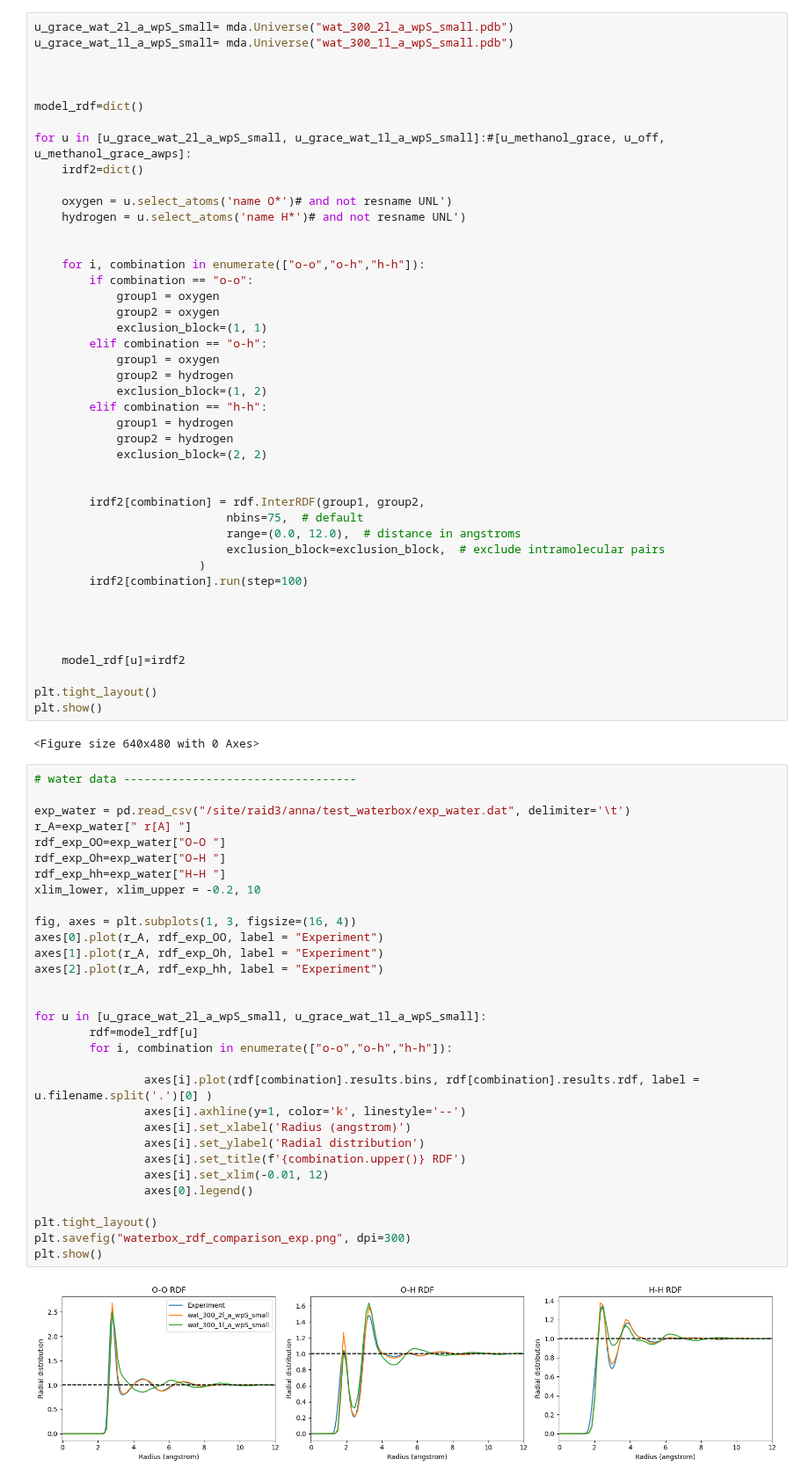
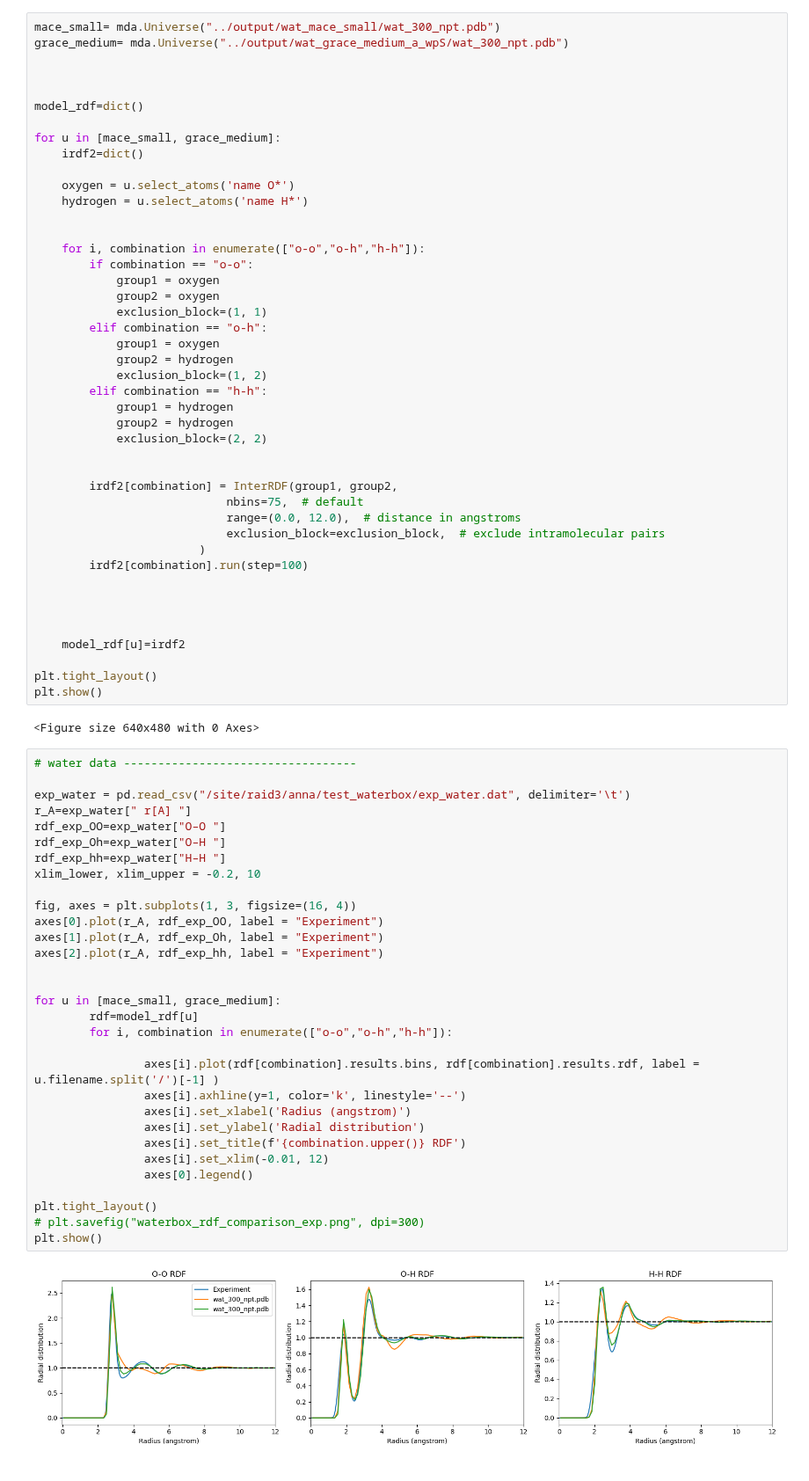
Before and after one commit to heid-lab/grace-off, a Jupyter notebook: analysis/rdf.ipynb, the cells around one changed output. Shown at 88% size. Cells and saved outputs as stored; diff of their text form.

```diff
--- a/analysis/rdf.ipynb
+++ b/analysis/rdf.ipynb
@@ -8,18 +11,18 @@ from MDAnalysis.analysis import rdf
 import matplotlib.pyplot as plt
 import pandas as pd
 # %%
-u_grace_wat_2l_a_wpS_small= mda.Universe("wat_300_2l_a_wpS_small.pdb")
-u_grace_wat_1l_a_wpS_small= mda.Universe("wat_300_1l_a_wpS_small.pdb")
+mace_small= mda.Universe("../output/wat_mace_small/wat_300_npt.pdb")
+grace_medium= mda.Universe("../output/wat_grace_medium_a_wpS/wat_300_npt.pdb")
 
 
 
 model_rdf=dict()
 
-for u in [u_grace_wat_2l_a_wpS_small, u_grace_wat_1l_a_wpS_small]:#[u_methanol_grace, u_off, u_methanol_grace_awps]:
+for u in [mace_small, grace_medium]:
     irdf2=dict()
 
-    oxygen = u.select_atoms('name O*')# and not resname UNL')
-    hydrogen = u.select_atoms('name H*')# and not resname UNL')
+    oxygen = u.select_atoms('name O*')
+    hydrogen = u.select_atoms('name H*')
 
 
     for i, combination in enumerate(["o-o","o-h","h-h"]):
@@ -37,7 +40,7 @@ for u in [u_grace_wat_2l_a_wpS_small, u_grace_wat_1l_a_wpS_small]:#[u_methanol_g
             exclusion_block=(2, 2)
 
 
-        irdf2[combination] = rdf.InterRDF(group1, group2,
+        irdf2[combination] = InterRDF(group1, group2,
                             nbins=75,  # default
                             range=(0.0, 12.0),  # distance in angstroms
                             exclusion_block=exclusion_block,  # exclude intramolecular pairs
@@ -56,33 +59,33 @@ plt.show()
 # %%
 # water data ----------------------------------
 
 exp_water = pd.read_csv("/site/raid3/anna/test_waterbox/exp_water.dat", delimiter='\t')
 r_A=exp_water[" r[A] "]
 rdf_exp_OO=exp_water["O–O "]
 rdf_exp_Oh=exp_water["O–H "]
 rdf_exp_hh=exp_water["H–H "]
 xlim_lower, xlim_upper = -0.2, 10
 
 fig, axes = plt.subplots(1, 3, figsize=(16, 4))
 axes[0].plot(r_A, rdf_exp_OO, label = "Experiment")
 axes[1].plot(r_A, rdf_exp_Oh, label = "Experiment")
 axes[2].plot(r_A, rdf_exp_hh, label = "Experiment")
 
 
-for u in [u_grace_wat_2l_a_wpS_small, u_grace_wat_1l_a_wpS_small]:
+for u in [mace_small, grace_medium]:
         rdf=model_rdf[u]
         for i, combination in enumerate(["o-o","o-h","h-h"]):
 
-                axes[i].plot(rdf[combination].results.bins, rdf[combination].results.rdf, label = u.filename.split('.')[0] )
+                axes[i].plot(rdf[combination].results.bins, rdf[combination].results.rdf, label = u.filename.split('/')[-1] )
                 axes[i].axhline(y=1, color='k', linestyle='--')
                 axes[i].set_xlabel('Radius (angstrom)')
                 axes[i].set_ylabel('Radial distribution')
                 axes[i].set_title(f'{combination.upper()} RDF')
                 axes[i].set_xlim(-0.01, 12)
                 axes[0].legend()
 
 plt.tight_layout()
-plt.savefig("waterbox_rdf_comparison_exp.png", dpi=300)
+# plt.savefig("waterbox_rdf_comparison_exp.png", dpi=300)
 plt.show()
 # %% [output]
-[figure, old version]
+[figure, new version]
```
Also changed, not shown: parts of 1 cell of this notebook, 2 other files.
